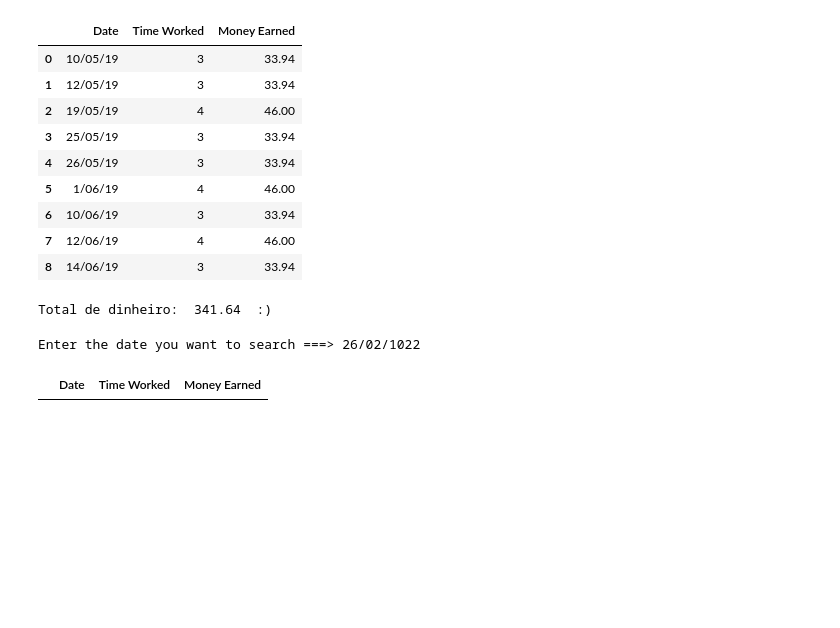
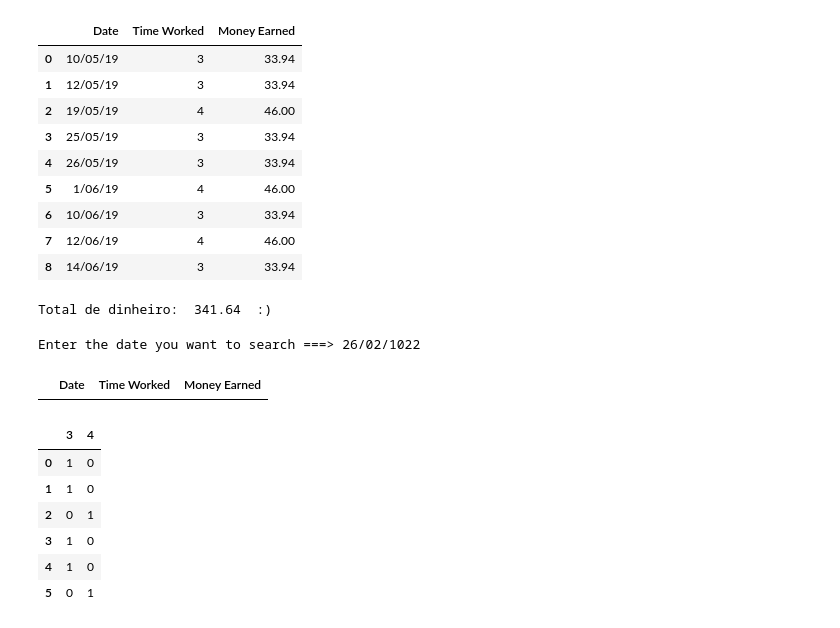
Before and after one commit to joonaspp/learning-library-python, a Jupyter notebook: _pandas.ipynb, the cells around one changed output. Cells and saved outputs as stored; diff of their text form; code cells hidden in the pictures; blank space fills up the shorter version.

```diff
--- a/_pandas.ipynb
+++ b/_pandas.ipynb
@@ -278,5 +277,16 @@ df[df['Date'].str.contains(date)]
 # %% [output]
 Enter the date you want to search ===> 26/02/1022
 |  | Date | Time Worked | Money Earned |
+# %%
+#Criando variáveis dummy
+pd.get_dummies(df['Time Worked'])
+# %% [output]
+|  | 3 | 4 |
+| 0 | 1 | 0 |
+| 1 | 1 | 0 |
+| 2 | 0 | 1 |
+| 3 | 1 | 0 |
+| 4 | 1 | 0 |
+| 5 | 0 | 1 |
 # %%
 #Abrindo arquivos CSV
```
Also changed, not shown: parts of 11 cells of this notebook, 1 other file.
